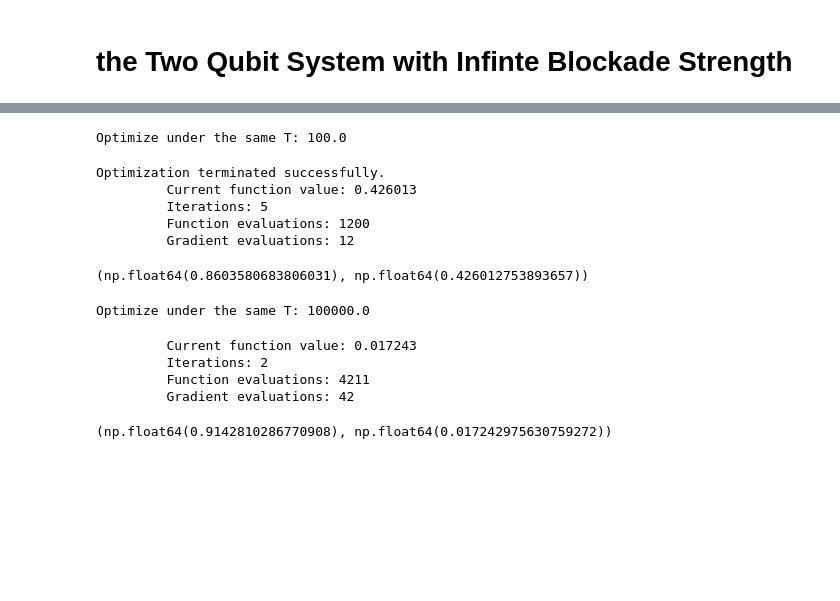
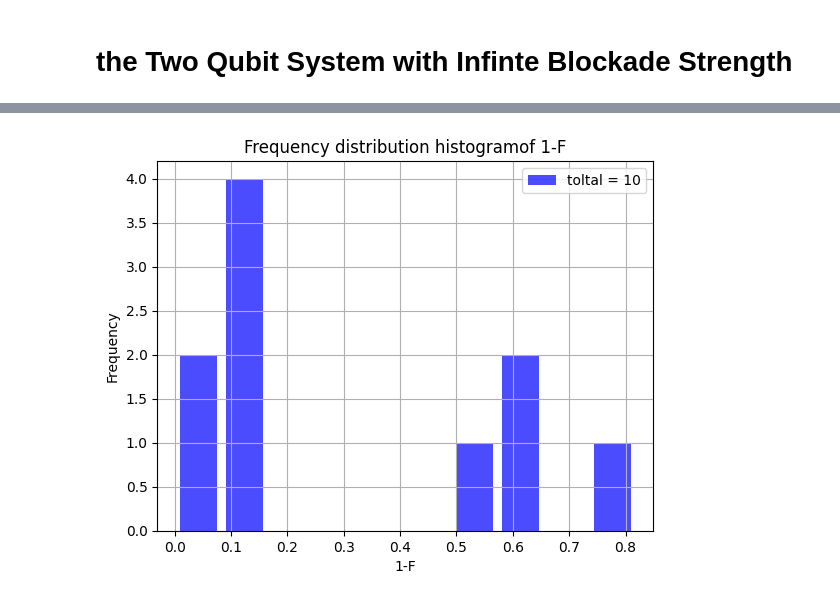
Before and after one commit to ErisLee-lmy/Hands-on-Quantum-Control, a Jupyter notebook: Reproduction_of_Time-Optimal_Control.ipynb, the cells around one changed output, grey strips where cells are left out. Cells and saved outputs as stored; diff of their text form; code cells hidden in the pictures; blank space fills up the shorter version.

```diff
--- a/Reproduction_of_Time-Optimal_Control.ipynb
+++ b/Reproduction_of_Time-Optimal_Control.ipynb
@@ -98,12 +136,12 @@ Quantum object: dims=[[4], [4]], shape=(4, 4), type='oper', dtype=Dense, isherm=
 # %%
 # test the optimization process
-T_sample = 1.0
+T_samples = np.array([10.0**i for i in range(0,5)])
 
-print(f'Optimize under the same T: {T_sample}')
-sample = Optimalization_2_qubits(T_sample) # Create an instance of the class
-result_in  = 1 - sample.get_fidelity() # Get the initial fidelity
-result = sample.optimize() # Optimize the phase angles
-
-result_in,result[0]
+for T_sample in T_samples:
+    sample = Optimalization_2_qubits(T_sample) # Create an instance of the class
+    result_in  = 1 - sample.get_fidelity() # Get the initial fidelity
+    result = sample.optimize() # Optimize the phase angles
+    print(f'Optimize under the same T: {T_sample}')
+    print(f"initilal result: {result_in}, optimized result: {result[0]}")
 # %% [output]
 Optimize under the same T: 1.0
@@ -116,11 +157,19 @@ Optimization terminated successfully.
 # %%
-# test the optimization process
-T_sample = 10.0
+# test the stabullity of the optimization
 
+results = []
+phis = []
+count = 0
+T_sample = 1000.0
+times = 10
 print(f'Optimize under the same T: {T_sample}')
-sample = Optimalization_2_qubits(T_sample) # Create an instance of the class
-result_in  = 1 - sample.get_fidelity() # Get the initial fidelity
-result = sample.optimize() # Optimize the phase angles
+for i in range(times):
+    count += 1
+    sample = Optimalization_2_qubits(T_sample) # Create an instance of the class
+    result = sample.optimize() # Optimize the phase angles
 
-result_in,result[0]
+    results.append(result[0]) # Append the minimum fidelity to the results list
+    phis.append(result[1]) # Append the optimized phase angles to the phis list
+
+    print(f"progress: {count}/{times}, minimum fidelity: {np.min(results)}")
 # %% [output]
@@ -134,35 +187,10 @@ Optimization terminated successfully.
-# %%
-# test the optimization process
-T_sample = 100.0
-
-print(f'Optimize under the same T: {T_sample}')
-sample = Optimalization_2_qubits(T_sample) # Create an instance of the class
-result_in  = 1 - sample.get_fidelity() # Get the initial fidelity
-result = sample.optimize() # Optimize the phase angles
-
-result_in,result[0]
-# %% [output]
-Optimize under the same T: 100.0
-Optimization terminated successfully.
-         Current function value: 0.426013
-         Iterations: 5
-         Function evaluations: 1200
-         Gradient evaluations: 12
-(np.float64(0.8603580683806031), np.float64(0.426012753893657))
-# %%
-# test the optimization process
-T_sample = 100000.0
-
-print(f'Optimize under the same T: {T_sample}')
-sample = Optimalization_2_qubits(T_sample) # Create an instance of the class
-result_in  = 1 - sample.get_fidelity() # Get the initial fidelity
-result = sample.optimize() # Optimize the phase angles
-
-result_in,result[0]
-# %% [output]
-Optimize under the same T: 100000.0
-         Current function value: 0.017243
-         Iterations: 2
-         Function evaluations: 4211
-         Gradient evaluations: 42
-(np.float64(0.9142810286770908), np.float64(0.017242975630759272))
+# %%
+plt.hist(results, bins=10, density=False, alpha=0.7,rwidth=0.8 ,color='blue',label = 'toltal = 10')
+plt.title('Frequency distribution histogramof 1-F')
+plt.ylabel('Frequency')
+plt.xlabel('1-F')
+plt.grid(True)
+plt.legend()
+plt.show()
+# %% [output]
+[figure, added]
```
Also changed, not shown: parts of 19 cells of this notebook, 6 other files.
